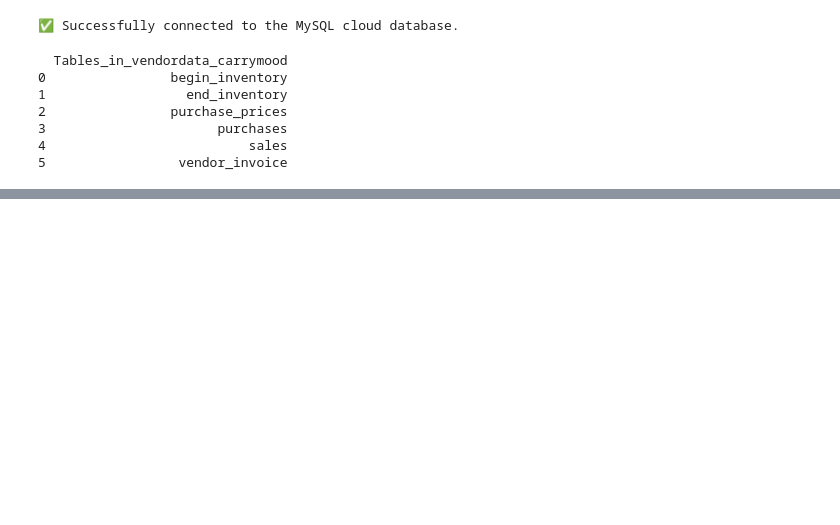
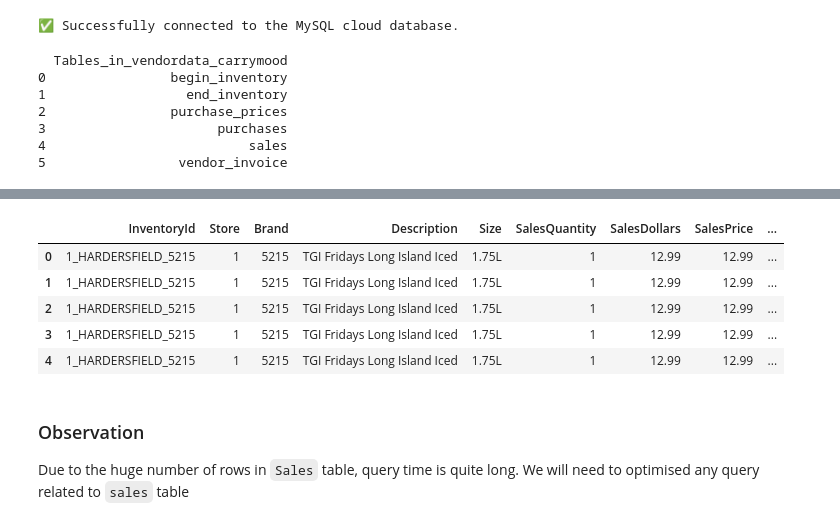
Before and after one commit to shima-maleki/Vendor_Performance_Analysis, a Jupyter notebook: notebooks/02_exploratory_analysis.ipynb, the cells around one changed output, grey strips where cells are left out. Saved outputs shown, nothing was run; the diff lists cells and outputs as text; code cells hidden in the pictures; blank space fills up the shorter version.

```diff
--- a/notebooks/02_exploratory_analysis.ipynb
+++ b/notebooks/02_exploratory_analysis.ipynb
@@ -60,0 +140,14 @@ for table_name in tables_df['Tables_in_vendordata_carrymood']:
+# %%
+sales = pd.read_sql(f"""select * from sales where VendorNo = {vendor_no}""", engine)
+# %%
+sales.head()
+# %% [output]
+|  | InventoryId | Store | Brand | Description | Size | SalesQuantity | SalesDollars | SalesPrice | ... |
+| 0 | 1_HARDERSFIELD_5215 | 1 | 5215 | TGI Fridays Long Island Iced | 1.75L | 1 | 12.99 | 12.99 | ... |
+| 1 | 1_HARDERSFIELD_5215 | 1 | 5215 | TGI Fridays Long Island Iced | 1.75L | 1 | 12.99 | 12.99 | ... |
+| 2 | 1_HARDERSFIELD_5215 | 1 | 5215 | TGI Fridays Long Island Iced | 1.75L | 1 | 12.99 | 12.99 | ... |
+| 3 | 1_HARDERSFIELD_5215 | 1 | 5215 | TGI Fridays Long Island Iced | 1.75L | 1 | 12.99 | 12.99 | ... |
+| 4 | 1_HARDERSFIELD_5215 | 1 | 5215 | TGI Fridays Long Island Iced | 1.75L | 1 | 12.99 | 12.99 | ... |
+# %% [markdown]
+### Observation
+Due to the huge number of rows in `Sales` table, query time is quite long. We will need to optimised any query related to `sales` table
```
Also changed, not shown: parts of 14 cells of this notebook.
